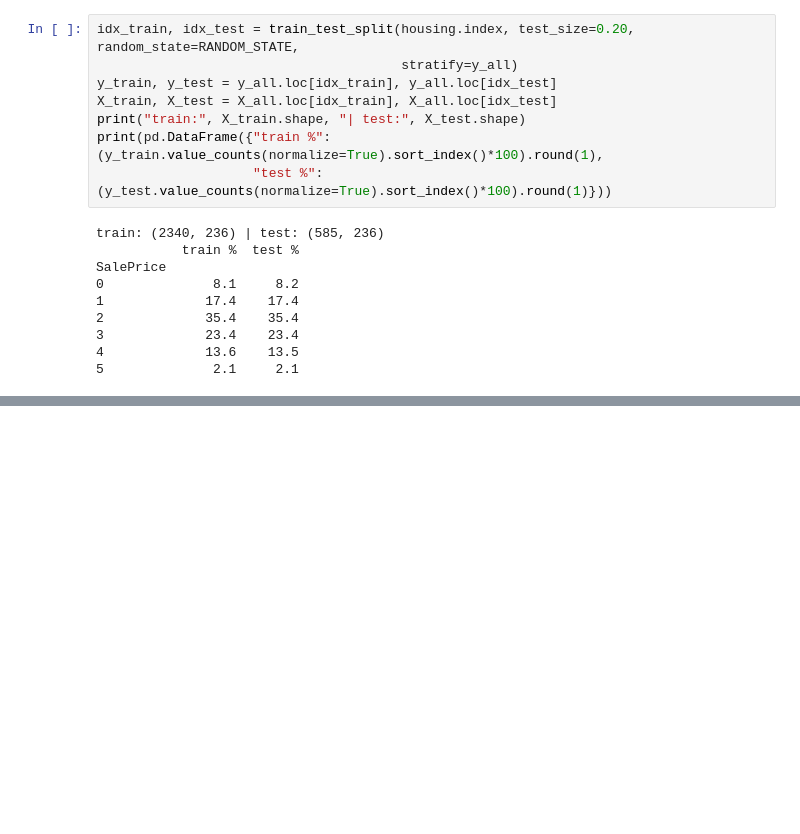
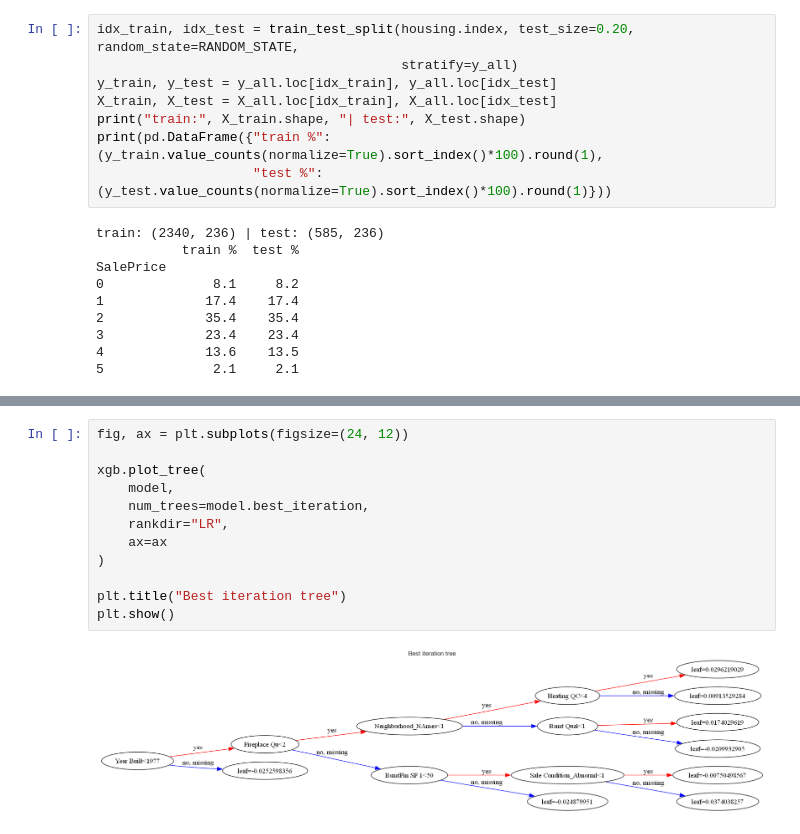
Before and after one commit to biancaholobica/ML, a Jupyter notebook: L2/L2.ipynb, the cells around one changed output, grey strips where cells are left out. Cells and saved outputs as stored; diff of their text form; blank space fills up the shorter version.

```diff
--- a/L2/L2.ipynb
+++ b/L2/L2.ipynb
@@ -298,0 +414,14 @@ SalePrice
+# %%
+fig, ax = plt.subplots(figsize=(24, 12))
+
+xgb.plot_tree(
+    model,
+    num_trees=model.best_iteration,
+    rankdir="LR",
+    ax=ax
+)
+
+plt.title("Best iteration tree")
+plt.show()
+# %% [output]
+[figure, added]
```
Also changed, not shown: parts of 23 cells of this notebook, 1 other file.
